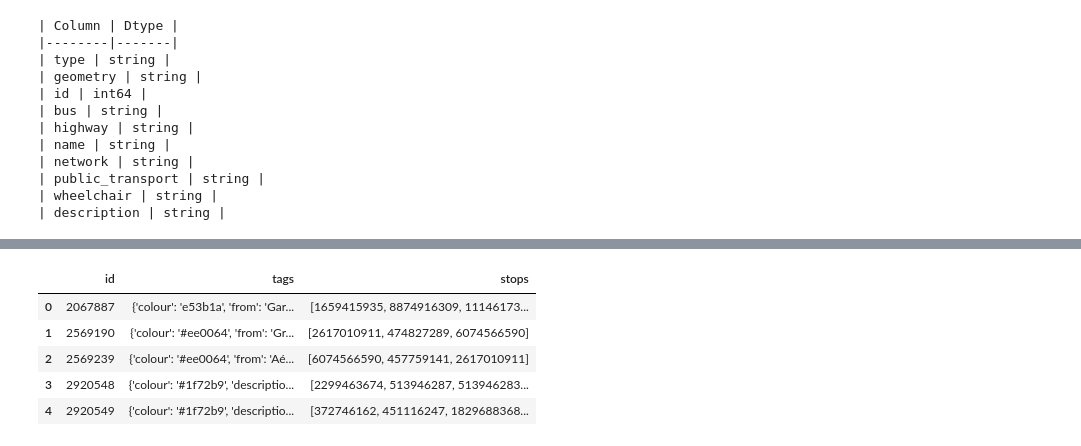
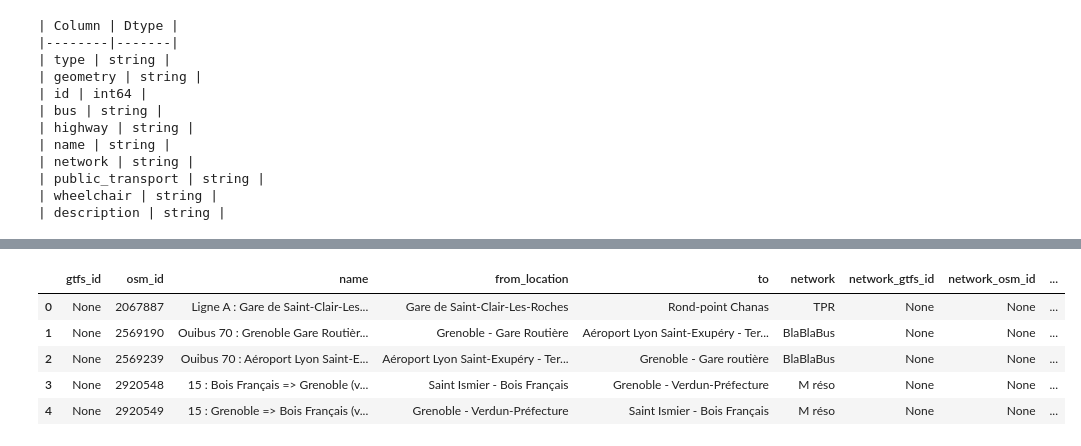
Before and after one commit to data-for-good-grenoble/mobilite_durable, a Jupyter notebook: src/notebooks/2025-09-13_NicolasGrosjean_OSM.ipynb, the cells around one changed output, grey strips where cells are left out. Saved outputs shown, nothing was run; the diff lists cells and outputs as text; code cells hidden in the pictures.

```diff
--- a/src/notebooks/2025-09-13_NicolasGrosjean_OSM.ipynb
+++ b/src/notebooks/2025-09-13_NicolasGrosjean_OSM.ipynb
@@ -89,7 +89,6 @@ print(
 | wheelchair | string |
 | description | string |
 # %%
-line_data = OSMBusLinesProcessor.fetch(reload_pipeline=False)
-lines_df = pd.DataFrame(line_data)
+lines_df = OSMBusLinesProcessor.fetch(reload_pipeline=True)
 lines_df.head()
 # %% [output]
@@ -96,6 +97,6 @@ lines_df.head()
-|  | id | tags | stops |
-| 0 | 2067887 | {'colour': 'e53b1a', 'from': 'Gar... | [1659415935, 8874916309, 11146173... |
-| 1 | 2569190 | {'colour': '#ee0064', 'from': 'Gr... | [2617010911, 474827289, 6074566590] |
-| 2 | 2569239 | {'colour': '#ee0064', 'from': 'Aé... | [6074566590, 457759141, 2617010911] |
-| 3 | 2920548 | {'colour': '#1f72b9', 'descriptio... | [2299463674, 513946287, 513946283... |
-| 4 | 2920549 | {'colour': '#1f72b9', 'descriptio... | [372746162, 451116247, 1829688368... |
+|  | gtfs_id | osm_id | name | from_location | to | network | network_gtfs_id | network_osm_id | ... |
+| 0 | None | 2067887 | Ligne A : Gare de Saint-Clair-Les... | Gare de Saint-Clair-Les-Roches | Rond-point Chanas | TPR | None | None | ... |
+| 1 | None | 2569190 | Ouibus 70 : Grenoble Gare Routièr... | Grenoble - Gare Routière | Aéroport Lyon Saint-Exupéry - Ter... | BlaBlaBus | None | None | ... |
+| 2 | None | 2569239 | Ouibus 70 : Aéroport Lyon Saint-E... | Aéroport Lyon Saint-Exupéry - Ter... | Grenoble - Gare routière | BlaBlaBus | None | None | ... |
+| 3 | None | 2920548 | 15 : Bois Français => Grenoble (v... | Saint Ismier - Bois Français | Grenoble - Verdun-Préfecture | M réso | None | None | ... |
+| 4 | None | 2920549 | 15 : Grenoble => Bois Français (v... | Grenoble - Verdun-Préfecture | Saint Ismier - Bois Français | M réso | None | None | ... |
```
Also changed, not shown: parts of 6 cells of this notebook, 7 other files.
